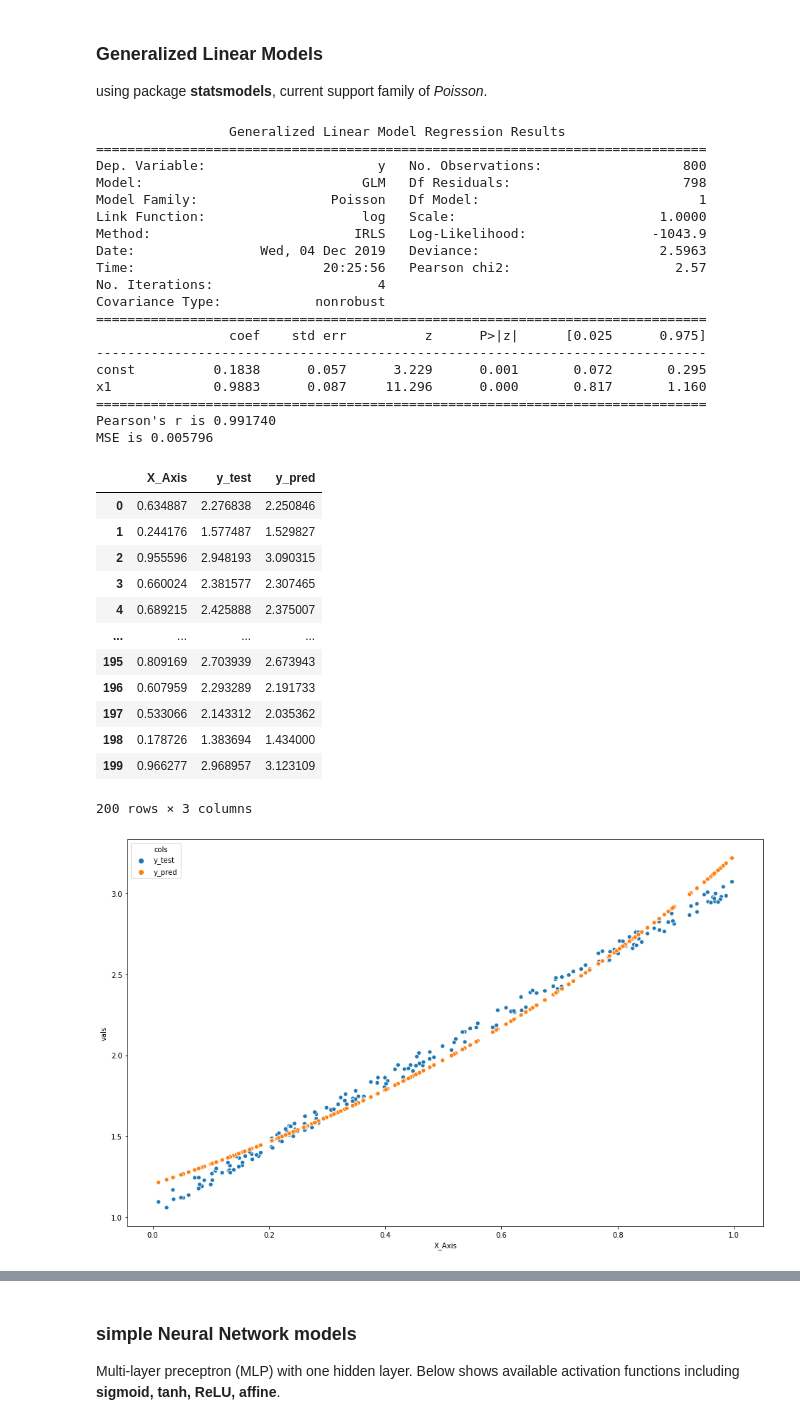
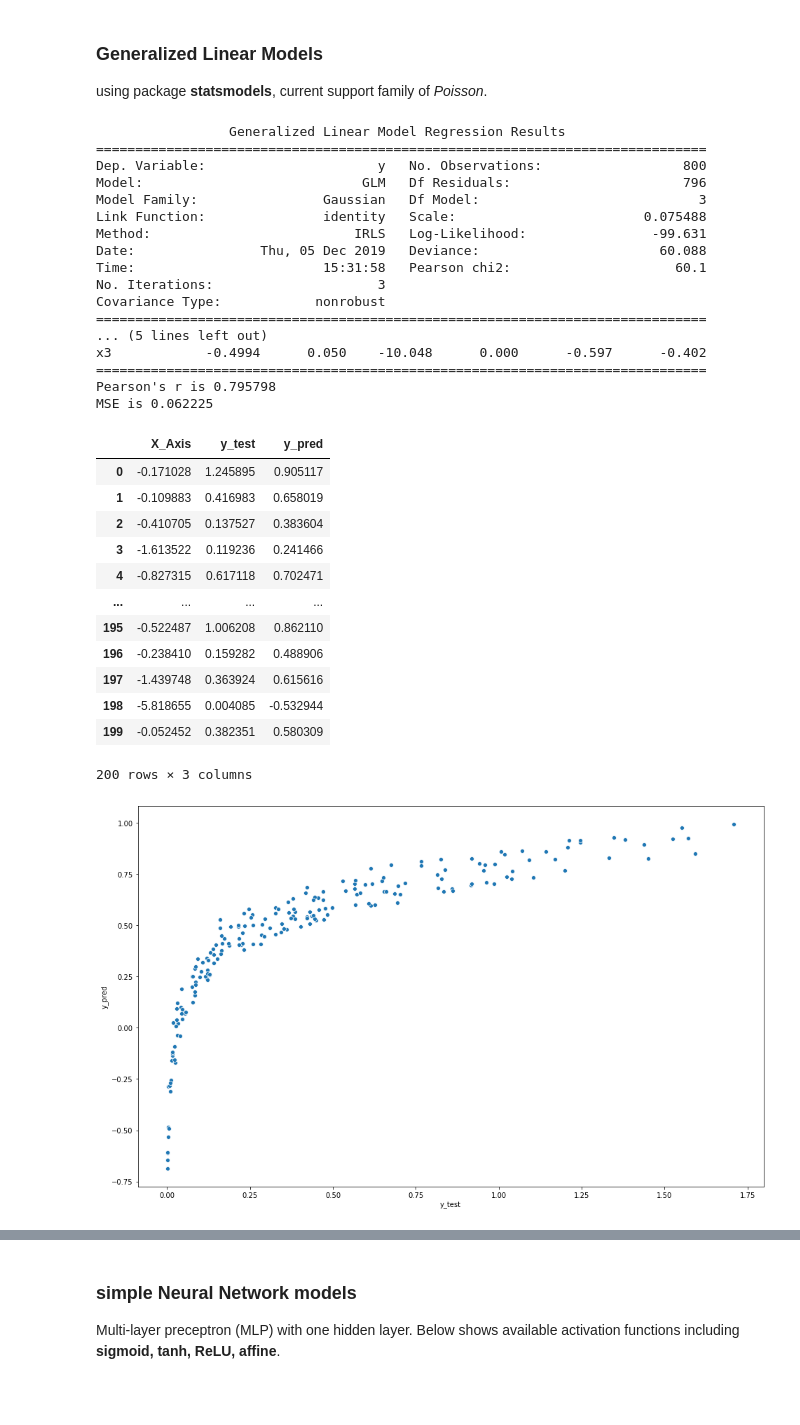
Before and after one commit to leonardzh/zheng_MnM4SDS_project, a Jupyter notebook: MainPlayground.ipynb, the cells around one changed output, grey strips where cells are left out. Cells and saved outputs as stored; diff of their text form; code cells hidden in the pictures; blank space fills up the shorter version.

Commit message:
add log to const and y

```diff
--- a/MainPlayground.ipynb
+++ b/MainPlayground.ipynb
@@ -99,7 +99,7 @@ def loadDatasetTaxiSnippet():
 # %% [markdown]
 ### Load dataset of your choice
 # %%
-dataopt = '1'
+dataopt = '3.2'
 if(dataopt == '1'):
     X,Y = loadDatasetLinear()
 elif(dataopt == '2'):
@@ -177,8 +179,8 @@ using package **statsmodels**, current support family of *Poisson*.
 # %%
 def GLMregression(X_train,y_train,X_test,y_test,family='Poisson'):
     if family == 'Poisson':
-        X_train = sm.add_constant(X_train)
-        X_test = sm.add_constant(X_test)
+        X_train = sm.add_constant(np.log(X_train))
+        X_test = sm.add_constant(np.log(X_test))
         model = sm.GLM(y_train, X_train, family=sm.families.Poisson())
         results = model.fit()
         print(results.summary())
@@ -195,43 +197,62 @@ def GLMregression(X_train,y_train,X_test,y_test,family='Poisson'):
 
         df_m = df.melt('X_Axis', var_name='cols',  value_name='vals')
         plt.figure(figsize=(16, 10))
-        sns.scatterplot(x="X_Axis", y="vals", hue='cols', data=df_m)
+        sns.scatterplot(x="y_test", y="y_pred", data=df)
+        return df
+    elif family == 'Gaussian':
+        X_train = sm.add_constant(np.log(X_train))
+        X_test = sm.add_constant(np.log(X_test))
+        model = sm.GLM(y_train, X_train, family=sm.families.Gaussian())
+        results = model.fit()
+        print(results.summary())
+
+        y_pred = results.predict(X_test,transform=False)
+        pear = scipy.stats.pearsonr(y_test[:,0], y_pred)
+        print('Pearson\'s r is {:6f}'.format(pear[0]))
+
+        mse = np.mean((y_test[:,0] - y_pred)**2)
+        print('MSE is {:6f}'.format(mse))
+
+
+        df = pd.DataFrame({'X_Axis': X_test[:, 1], 'y_test': y_test[:,0], 'y_pred':y_pred})
+
+        df_m = df.melt('X_Axis', var_name='cols',  value_name='vals')
+        plt.figure(figsize=(16, 10))
+        sns.scatterplot(x="y_test", y="y_pred", data=df)
         return df
     else:
         return -1
 # %%
-GLMregression(X_train,y_train,X_test,y_test)
+GLMregression(X_train,y_train,X_test,y_test,family='Gaussian')
 # %% [output]
                  Generalized Linear Model Regression Results
 ==============================================================================
 Dep. Variable:                      y   No. Observations:                  800
-Model:                            GLM   Df Residuals:                      798
-Model Family:                 Poisson   Df Model:                            1
-Link Function:                    log   Scale:                          1.0000
-Method:                          IRLS   Log-Likelihood:                -1043.9
-Date:                Wed, 04 Dec 2019   Deviance:                       2.5963
-Time:                        20:25:56   Pearson chi2:                     2.57
-No. Iterations:                     4
+Model:                            GLM   Df Residuals:                      796
+Model Family:                Gaussian   Df Model:                            3
+Link Function:               identity   Scale:                        0.075488
+Method:                          IRLS   Log-Likelihood:                -99.631
+Date:                Thu, 05 Dec 2019   Deviance:                       60.088
+Time:                        15:31:58   Pearson chi2:                     60.1
+No. Iterations:                     3
 Covariance Type:            nonrobust
 ==============================================================================
-                 coef    std err          z      P>|z|      [0.025      0.975]
-------------------------------------------------------------------------------
-const          0.1838      0.057      3.229      0.001       0.072       0.295
-x1             0.9883      0.087     11.296      0.000       0.817       1.160
+... (5 lines left out)
+x3            -0.4994      0.050    -10.048      0.000      -0.597      -0.402
 ==============================================================================
-Pearson's r is 0.991740
-MSE is 0.005796
+Pearson's r is 0.795798
+MSE is 0.062225
 |  | X_Axis | y_test | y_pred |
-| 0 | 0.634887 | 2.276838 | 2.250846 |
-| 1 | 0.244176 | 1.577487 | 1.529827 |
-| 2 | 0.955596 | 2.948193 | 3.090315 |
-| 3 | 0.660024 | 2.381577 | 2.307465 |
-| 4 | 0.689215 | 2.425888 | 2.375007 |
+| 0 | -0.171028 | 1.245895 | 0.905117 |
+| 1 | -0.109883 | 0.416983 | 0.658019 |
+| 2 | -0.410705 | 0.137527 | 0.383604 |
+| 3 | -1.613522 | 0.119236 | 0.241466 |
+| 4 | -0.827315 | 0.617118 | 0.702471 |
 | ... | ... | ... | ... |
-| 195 | 0.809169 | 2.703939 | 2.673943 |
-| 196 | 0.607959 | 2.293289 | 2.191733 |
-| 197 | 0.533066 | 2.143312 | 2.035362 |
-| 198 | 0.178726 | 1.383694 | 1.434000 |
-| 199 | 0.966277 | 2.968957 | 3.123109 |
+| 195 | -0.522487 | 1.006208 | 0.862110 |
+| 196 | -0.238410 | 0.159282 | 0.488906 |
+| 197 | -1.439748 | 0.363924 | 0.615616 |
+| 198 | -5.818655 | 0.004085 | -0.532944 |
+| 199 | -0.052452 | 0.382351 | 0.580309 |
 200 rows × 3 columns
-[figure, old version]
+[figure, new version]
```
Also changed, not shown: parts of 6 cells of this notebook.
